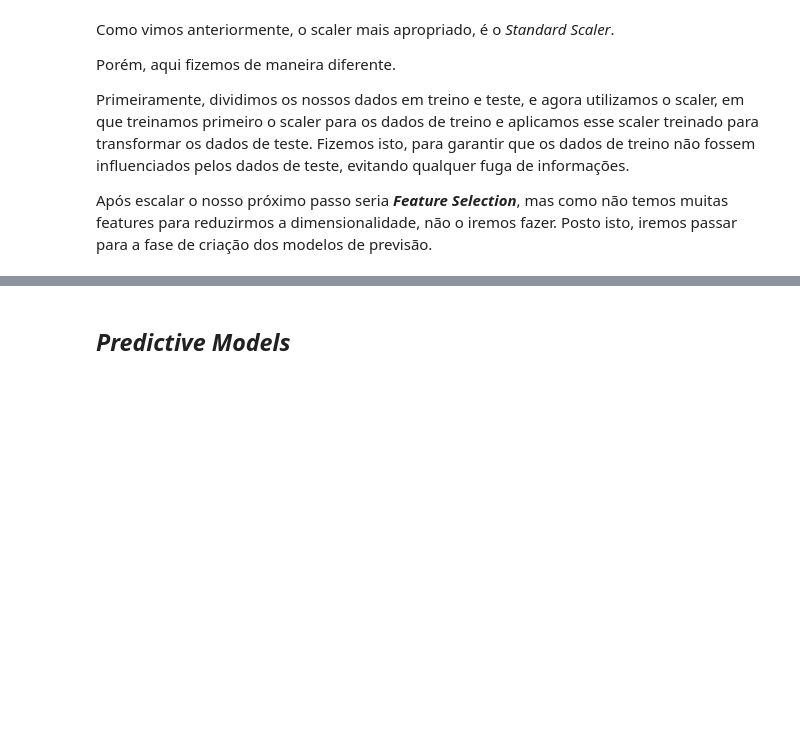
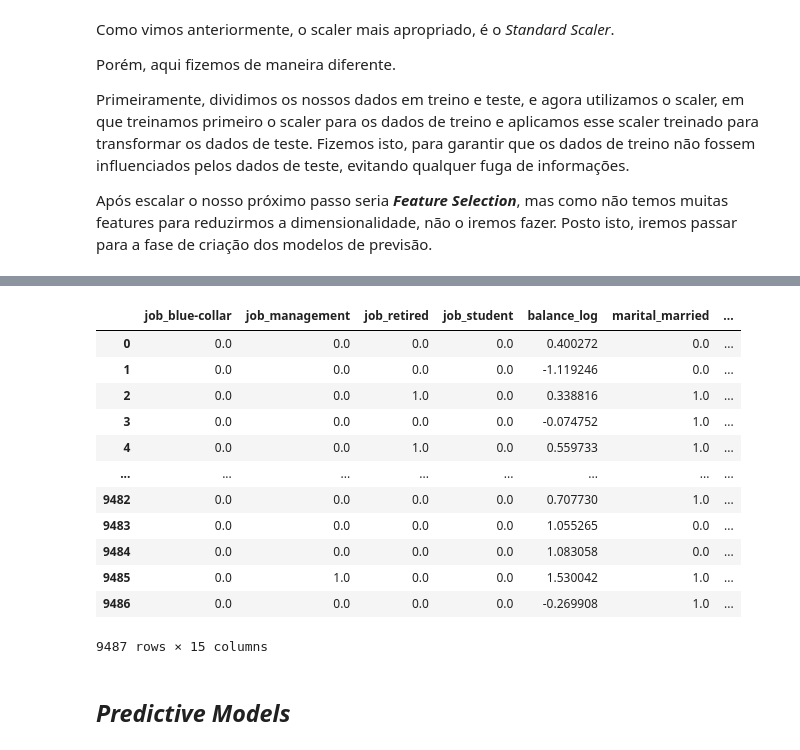
Before and after one commit to DiogoR23/ML_ADS, a Jupyter notebook: ML Project/ML_Analysis.ipynb, the cells around one changed output, grey strips where cells are left out. Cells and saved outputs as stored; diff of their text form; code cells hidden in the pictures; blank space fills up the shorter version.

```diff
--- a/ML Project/ML_Analysis.ipynb
+++ b/ML Project/ML_Analysis.ipynb
@@ -1509,8 +1480,8 @@ Como estamos a tratar de um dataset, em que o target é binário, estamos perant
 # %% [markdown]
 ## *Split our target from the dataset*
 # %%
-x = bank.iloc[:, 0:27]
-y = bank.iloc[:,27]
+x = bank
+y = target
 # %% [markdown]
 ## *Split Data*
 # %%
@@ -1558,0 +1536,13 @@ Após escalar o nosso próximo passo seria ***Feature Selection***, mas como nã
+# %%
+from sklearn.feature_selection import SelectKBest, f_classif
+
+selector = SelectKBest(score_func=f_classif, k=15)
+x_train_best = selector.fit_transform(x_train, y_train)
+
+names = x_train.columns[selector.get_support()]
+x_train = pd.DataFrame(x_train_best, columns=names)
+
+x_test_columns = x_test[names]
+
+x_test_best = selector.transform(x_test_columns)
+x_test = pd.DataFrame(x_test_best, columns=names)
@@ -1559,3 +1551,19 @@ Após escalar o nosso próximo passo seria ***Feature Selection***, mas como nã
+# %%
+x_test
+# %% [output]
+|  | job_blue-collar | job_management | job_retired | job_student | balance_log | marital_married | ... |
+| 0 | 0.0 | 0.0 | 0.0 | 0.0 | 0.400272 | 0.0 | ... |
+| 1 | 0.0 | 0.0 | 0.0 | 0.0 | -1.119246 | 0.0 | ... |
+| 2 | 0.0 | 0.0 | 1.0 | 0.0 | 0.338816 | 1.0 | ... |
+| 3 | 0.0 | 0.0 | 0.0 | 0.0 | -0.074752 | 1.0 | ... |
+| 4 | 0.0 | 0.0 | 1.0 | 0.0 | 0.559733 | 1.0 | ... |
+| ... | ... | ... | ... | ... | ... | ... | ... |
+| 9482 | 0.0 | 0.0 | 0.0 | 0.0 | 0.707730 | 1.0 | ... |
+| 9483 | 0.0 | 0.0 | 0.0 | 0.0 | 1.055265 | 0.0 | ... |
+| 9484 | 0.0 | 0.0 | 0.0 | 0.0 | 1.083058 | 0.0 | ... |
+| 9485 | 0.0 | 1.0 | 0.0 | 0.0 | 1.530042 | 1.0 | ... |
+| 9486 | 0.0 | 0.0 | 0.0 | 0.0 | -0.269908 | 1.0 | ... |
+9487 rows × 15 columns
 # %% [markdown]
 ## *Predictive Models*
 # %% [markdown]
```
Also changed, not shown: parts of 39 cells of this notebook, 1 other file.
